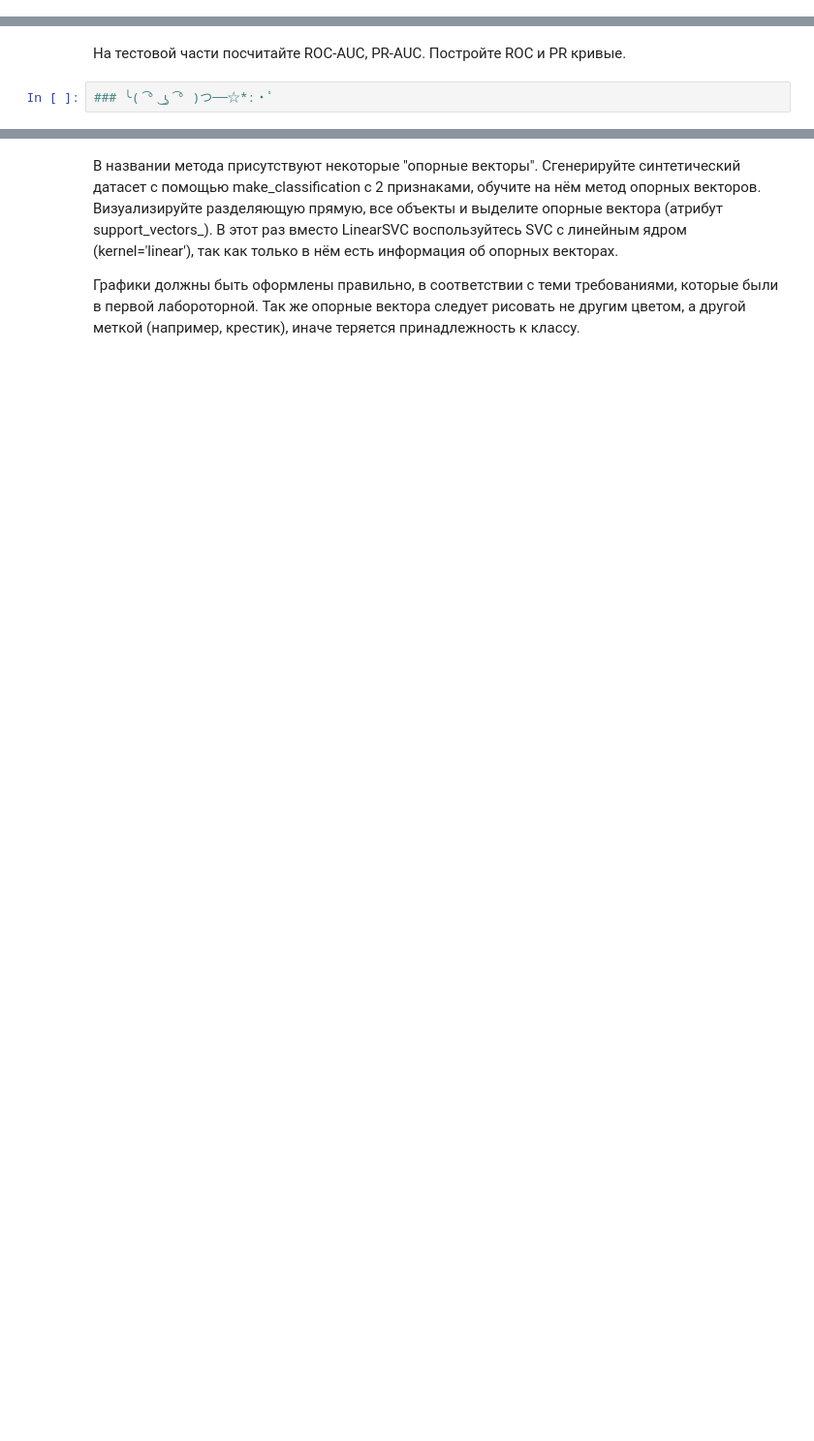
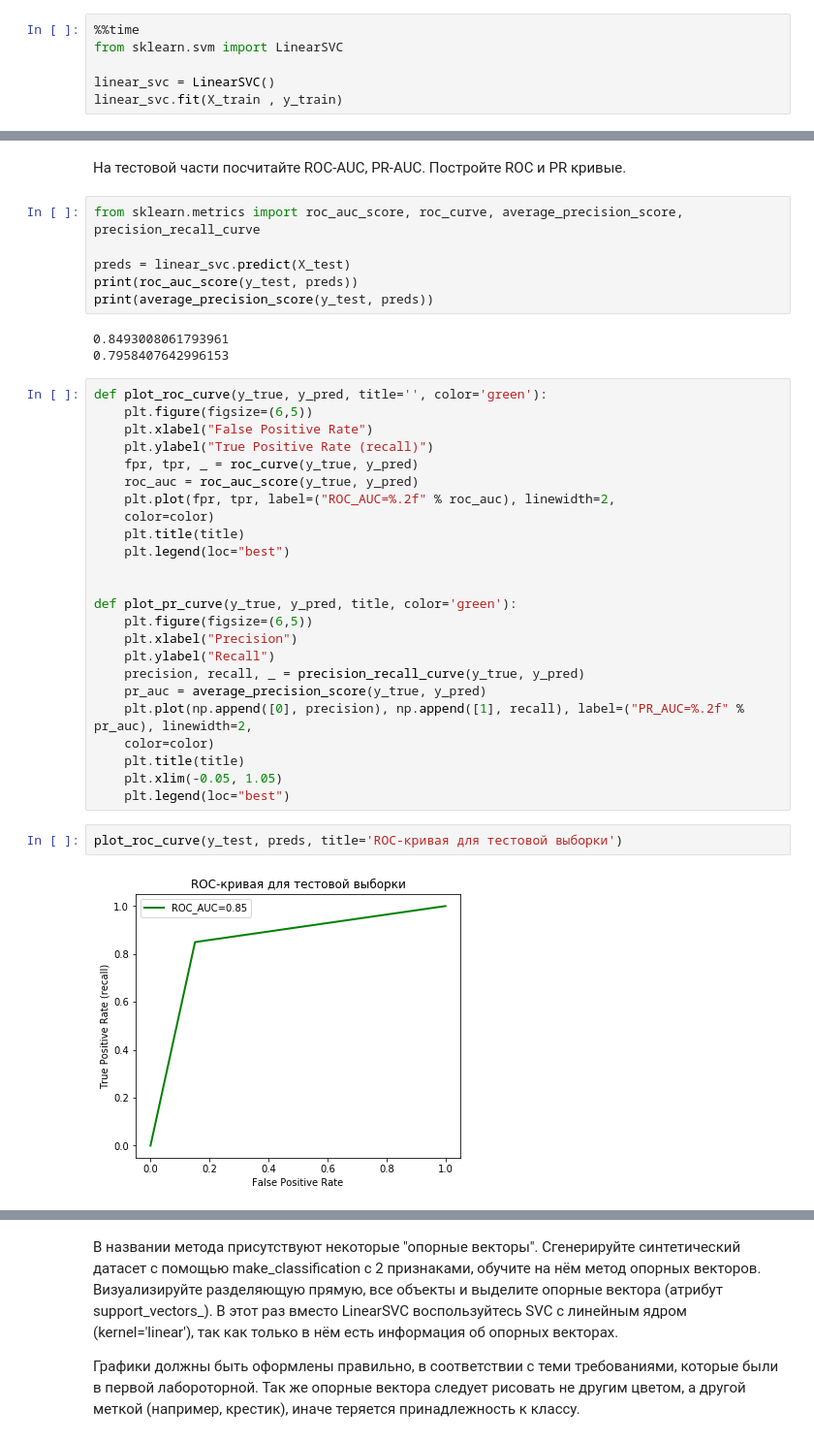
Before and after one commit to paniquex/ML_DS_practice, a Jupyter notebook: MMRO/HW_04/homework-practuce-04-KuzminNikita.ipynb, the cells around one changed output, grey strips where cells are left out. Shown at 97% size. Saved outputs shown, nothing was run; the diff lists cells and outputs as text; blank space fills up the shorter version.

```diff
--- a/MMRO/HW_04/homework-practuce-04-KuzminNikita.ipynb
+++ b/MMRO/HW_04/homework-practuce-04-KuzminNikita.ipynb
@@ -294,0 +299,6 @@ __(1 балл)__
+# %%
+%%time
+from sklearn.svm import LinearSVC
+
+linear_svc = LinearSVC()
+linear_svc.fit(X_train , y_train)
@@ -295,4 +312,39 @@ __(1 балл)__
 # %% [markdown]
 На тестовой части посчитайте ROC-AUC, PR-AUC. Постройте ROC и PR кривые.
-# %%
-### ╰( ͡° ͜ʖ ͡° )つ──☆*:・ﾟ
+# %%
+from sklearn.metrics import roc_auc_score, roc_curve, average_precision_score, precision_recall_curve
+
+preds = linear_svc.predict(X_test)
+print(roc_auc_score(y_test, preds))
+print(average_precision_score(y_test, preds))
+# %% [output]
+0.8493008061793961
+0.7958407642996153
+# %%
+def plot_roc_curve(y_true, y_pred, title='', color='green'):
+    plt.figure(figsize=(6,5))
+    plt.xlabel("False Positive Rate")
+    plt.ylabel("True Positive Rate (recall)")
+    fpr, tpr, _ = roc_curve(y_true, y_pred)
+    roc_auc = roc_auc_score(y_true, y_pred)
+    plt.plot(fpr, tpr, label=("ROC_AUC=%.2f" % roc_auc), linewidth=2,
+    color=color)
+    plt.title(title)
+    plt.legend(loc="best")
+
+
+def plot_pr_curve(y_true, y_pred, title, color='green'):
+    plt.figure(figsize=(6,5))
+    plt.xlabel("Precision")
+    plt.ylabel("Recall")
+    precision, recall, _ = precision_recall_curve(y_true, y_pred)
+    pr_auc = average_precision_score(y_true, y_pred)
+    plt.plot(np.append([0], precision), np.append([1], recall), label=("PR_AUC=%.2f" % pr_auc), linewidth=2,
+    color=color)
+    plt.title(title)
+    plt.xlim(-0.05, 1.05)
+    plt.legend(loc="best")
+# %%
+plot_roc_curve(y_test, preds, title='ROC-кривая для тестовой выборки')
+# %% [output]
+[figure, added]
```
Also changed, not shown: parts of 29 cells of this notebook.
